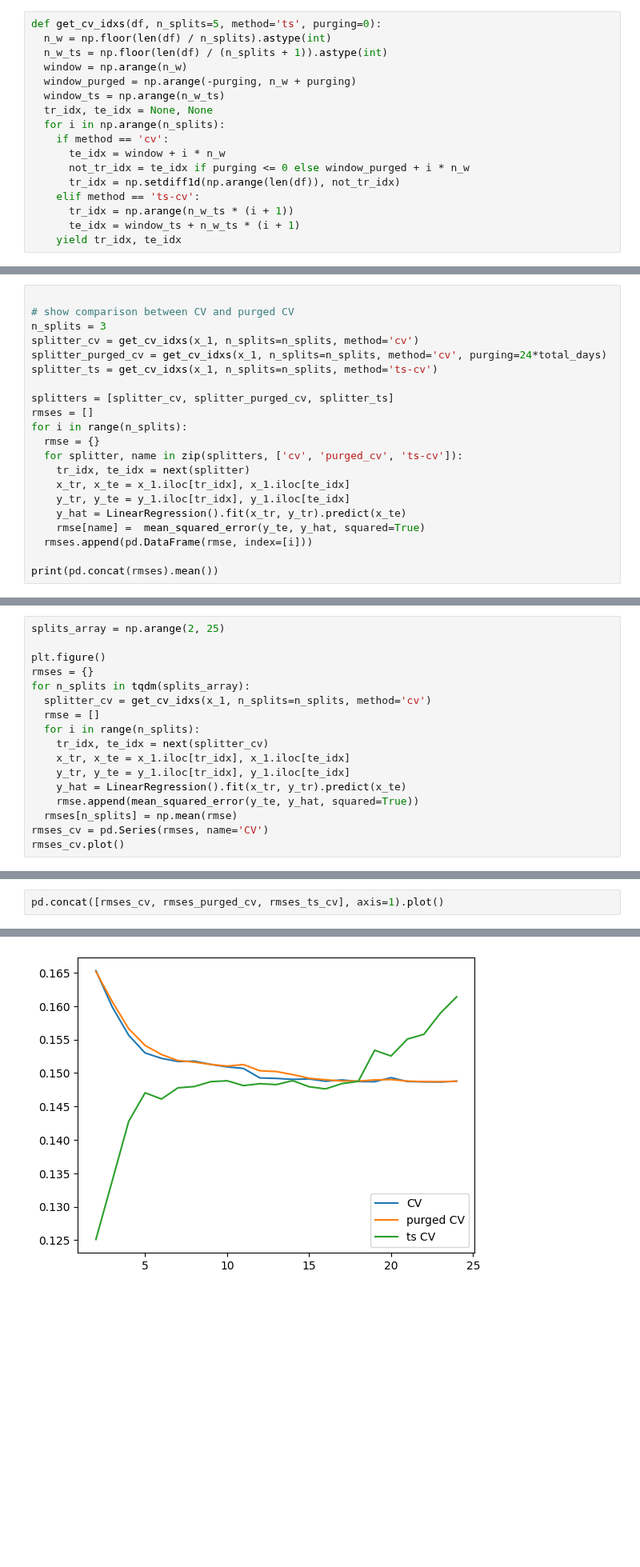
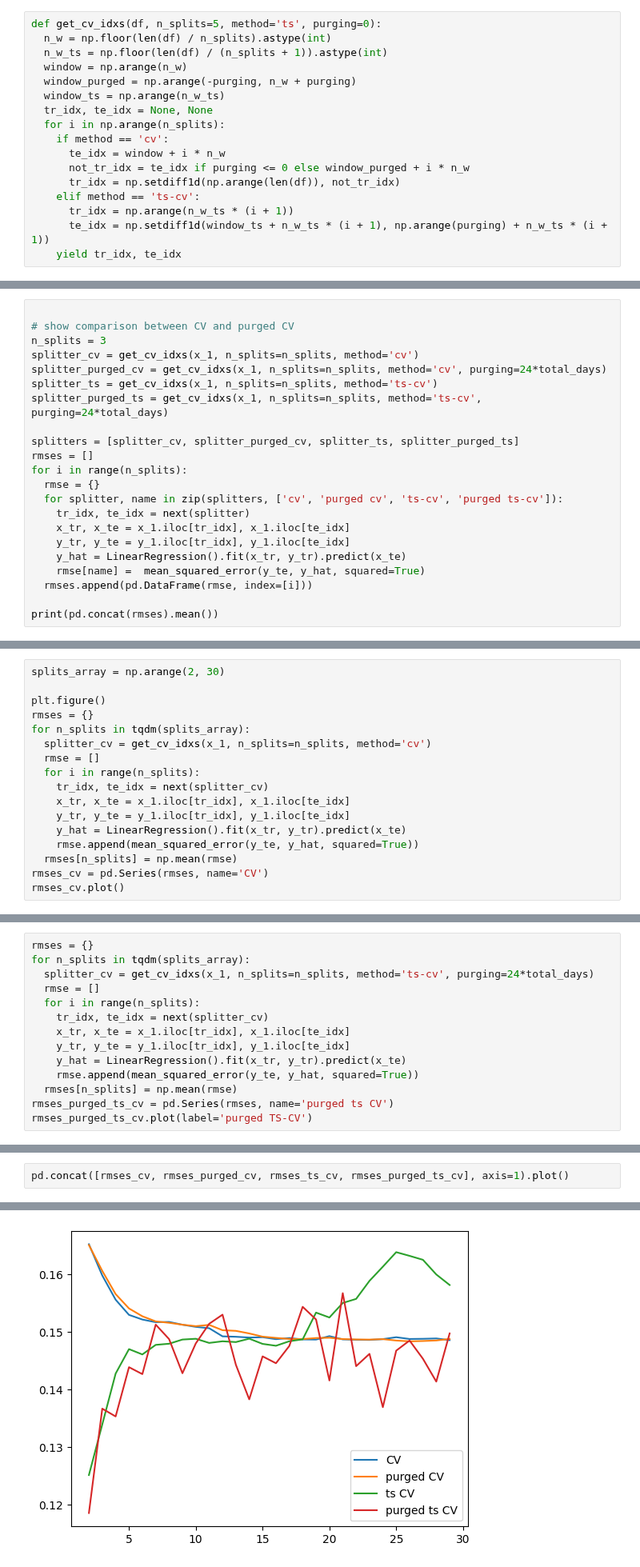
Before and after one commit to nepslor/teaching, a Jupyter notebook: TimeSeriesForecasting/cross_validation.ipynb, the cells around one changed output, grey strips where cells are left out. Shown at 80% size. Drawn from its saved outputs; the diff is of its cells as text; blank space fills up the shorter version.

```diff
--- a/TimeSeriesForecasting/cross_validation.ipynb
+++ b/TimeSeriesForecasting/cross_validation.ipynb
@@ -48,7 +49,7 @@ def get_cv_idxs(df, n_splits=5, method='ts', purging=0):
       tr_idx = np.setdiff1d(np.arange(len(df)), not_tr_idx)
     elif method == 'ts-cv':
       tr_idx = np.arange(n_w_ts * (i + 1))
-      te_idx = window_ts + n_w_ts * (i + 1)
+      te_idx = np.setdiff1d(window_ts + n_w_ts * (i + 1), np.arange(purging) + n_w_ts * (i + 1))
     yield tr_idx, te_idx
 # %%
 def plot_splits(splits, nsplits, ax=None):
@@ -109,12 +117,13 @@ n_splits = 3
 splitter_cv = get_cv_idxs(x_1, n_splits=n_splits, method='cv')
 splitter_purged_cv = get_cv_idxs(x_1, n_splits=n_splits, method='cv', purging=24*total_days)
 splitter_ts = get_cv_idxs(x_1, n_splits=n_splits, method='ts-cv')
+splitter_purged_ts = get_cv_idxs(x_1, n_splits=n_splits, method='ts-cv', purging=24*total_days)
 
-splitters = [splitter_cv, splitter_purged_cv, splitter_ts]
+splitters = [splitter_cv, splitter_purged_cv, splitter_ts, splitter_purged_ts]
 rmses = []
 for i in range(n_splits):
   rmse = {}
-  for splitter, name in zip(splitters, ['cv', 'purged_cv', 'ts-cv']):
+  for splitter, name in zip(splitters, ['cv', 'purged cv', 'ts-cv', 'purged ts-cv']):
     tr_idx, te_idx = next(splitter)
     x_tr, x_te = x_1.iloc[tr_idx], x_1.iloc[te_idx]
     y_tr, y_te = y_1.iloc[tr_idx], y_1.iloc[te_idx]
@@ -130,6 +140,6 @@ ts-cv        0.133922
 dtype: float64
 # %%
-splits_array = np.arange(2, 25)
+splits_array = np.arange(2, 30)
 
 plt.figure()
 rmses = {}
@@ -186,0 +197,14 @@ rmses_ts_cv.plot(label='TS-CV')
+# %%
+rmses = {}
+for n_splits in tqdm(splits_array):
+  splitter_cv = get_cv_idxs(x_1, n_splits=n_splits, method='ts-cv', purging=24*total_days)
+  rmse = []
+  for i in range(n_splits):
+    tr_idx, te_idx = next(splitter_cv)
+    x_tr, x_te = x_1.iloc[tr_idx], x_1.iloc[te_idx]
+    y_tr, y_te = y_1.iloc[tr_idx], y_1.iloc[te_idx]
+    y_hat = LinearRegression().fit(x_tr, y_tr).predict(x_te)
+    rmse.append(mean_squared_error(y_te, y_hat, squared=True))
+  rmses[n_splits] = np.mean(rmse)
+rmses_purged_ts_cv = pd.Series(rmses, name='purged ts CV')
+rmses_purged_ts_cv.plot(label='purged TS-CV')
@@ -187,5 +214,5 @@ rmses_ts_cv.plot(label='TS-CV')
 # %%
-pd.concat([rmses_cv, rmses_purged_cv, rmses_ts_cv], axis=1).plot()
+pd.concat([rmses_cv, rmses_purged_cv, rmses_ts_cv, rmses_purged_ts_cv], axis=1).plot()
 # %% [output]
 <Axes: >
-[figure, old version]
+[figure, new version]
```
Also changed, not shown: parts of 11 cells of this notebook.
